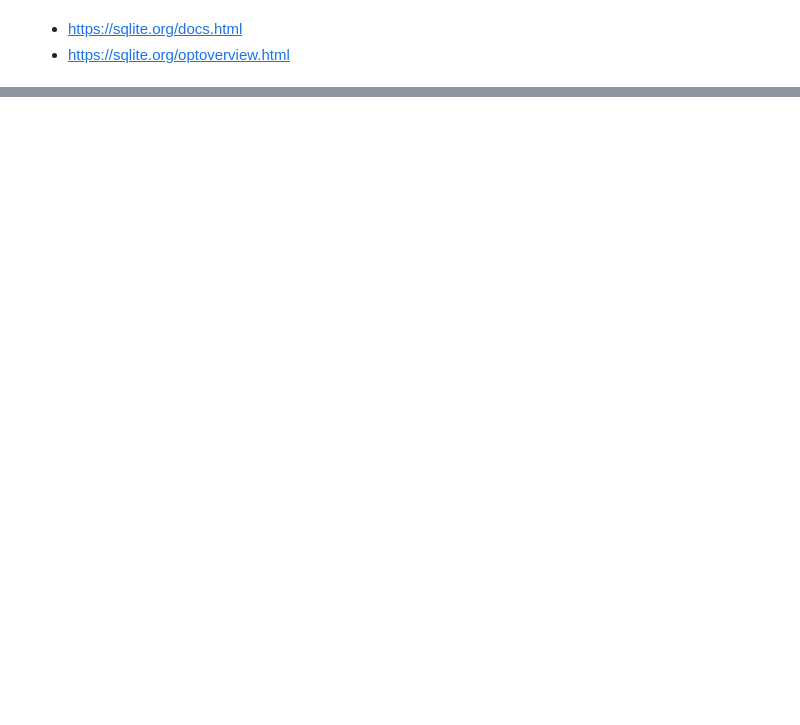
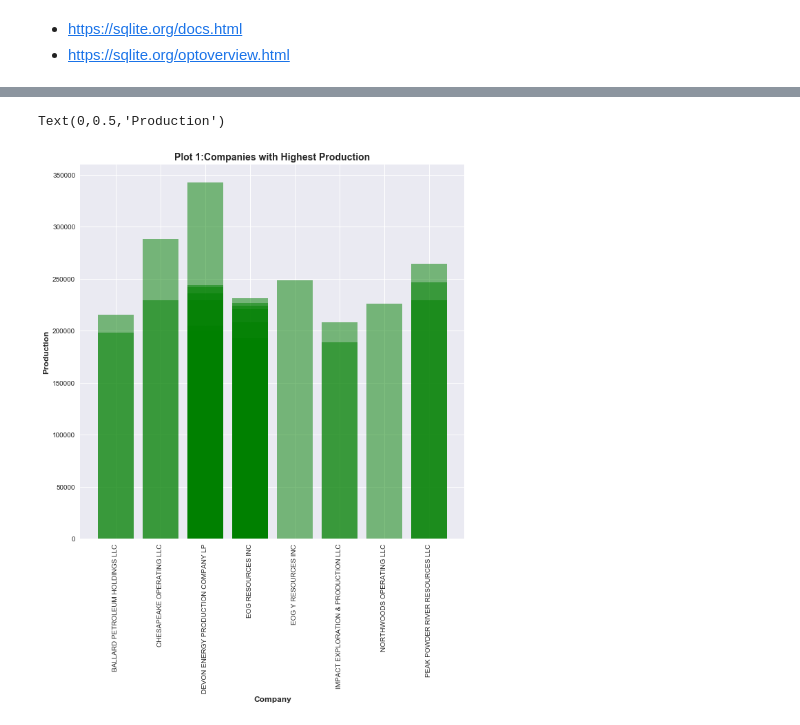
Before and after one commit to ayush1202/BigDataMeetup, a Jupyter notebook: QueryPowderBasin.ipynb, the cells around one changed output, grey strips where cells are left out. Cells and saved outputs as stored; diff of their text form; code cells hidden in the pictures; blank space fills up the shorter version.

```diff
--- a/QueryPowderBasin.ipynb
+++ b/QueryPowderBasin.ipynb
@@ -89,0 +85,13 @@ data3
+# %%
+x = np.arange(len(data_top25['Company']))
+fig, ax = plt.subplots()
+axes = plt.gca()
+fig.set_size_inches(10, 10)
+plt.xticks(x, rotation=90)
+plt.bar(data_top25.Company,data_top25.Sum, align='center', alpha=0.5, color = 'g')
+ax.set_title('Plot 1:Companies with Highest Production', fontsize=14, fontweight='bold')
+ax.set_xlabel('Company', fontsize = 12, fontweight='bold')
+ax.set_ylabel('Production', fontsize = 12, fontweight='bold')
+# %% [output]
+Text(0,0.5,'Production')
+[figure, added]
```
Also changed, not shown: parts of 23 cells of this notebook.
